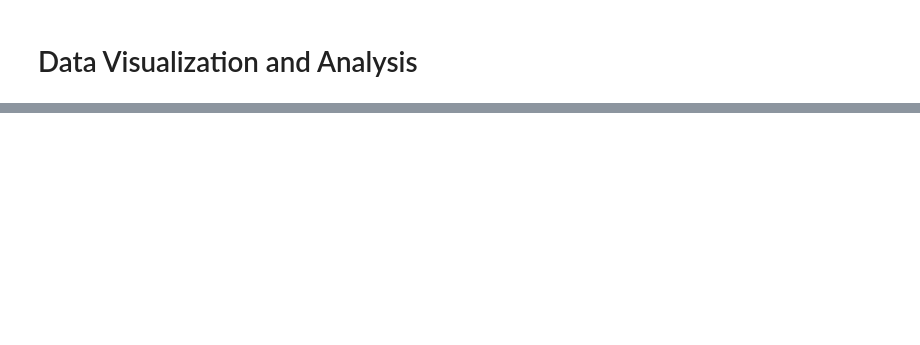
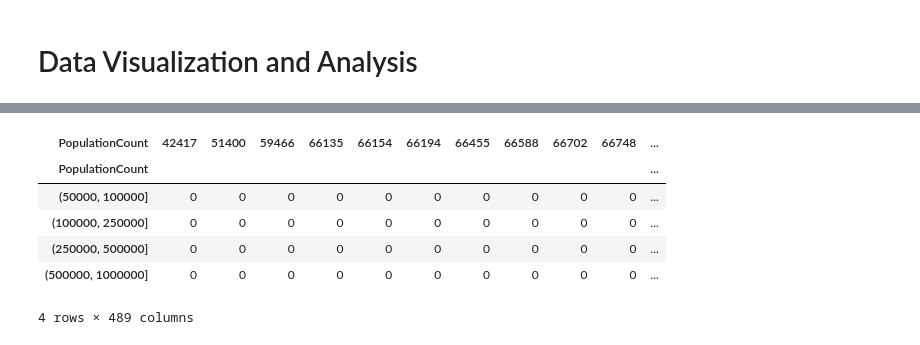
Before and after one commit to Bcliffwm/ait580blog, a Jupyter notebook: source/analysis.ipynb, the cells around one changed output, grey strips where cells are left out. Saved outputs shown, nothing was run; the diff lists cells and outputs as text; code cells hidden in the pictures; blank space fills up the shorter version.

```diff
--- a/source/analysis.ipynb
+++ b/source/analysis.ipynb
@@ -130,0 +136,14 @@ fig.show()
+# %%
+# Cross tabulation of the Data by State and the Population Count of each survey location
+new_df = pd.crosstab(index=[men_df['StateAbbr'], pd.cut(men_df['PopulationCount'], [0, 50000, 100000, 250000, 500000, 1000000])], columns=men_df['PopulationCount'], margins=True, margins_name='Counts')
+# %%
+# Find a state's location site's population by state abbreviation
+new_df.loc['TX'].sort_values('PopulationCount')
+# %% [output]
+| PopulationCount | 42417 | 51400 | 59466 | 66135 | 66154 | 66194 | 66455 | 66588 | 66702 | 66748 | ... |
+| PopulationCount |  |  |  |  |  |  |  |  |  |  | ... |
+| (50000, 100000] | 0 | 0 | 0 | 0 | 0 | 0 | 0 | 0 | 0 | 0 | ... |
+| (100000, 250000] | 0 | 0 | 0 | 0 | 0 | 0 | 0 | 0 | 0 | 0 | ... |
+| (250000, 500000] | 0 | 0 | 0 | 0 | 0 | 0 | 0 | 0 | 0 | 0 | ... |
+| (500000, 1000000] | 0 | 0 | 0 | 0 | 0 | 0 | 0 | 0 | 0 | 0 | ... |
+4 rows × 489 columns
```
Also changed, not shown: parts of 10 cells of this notebook.
